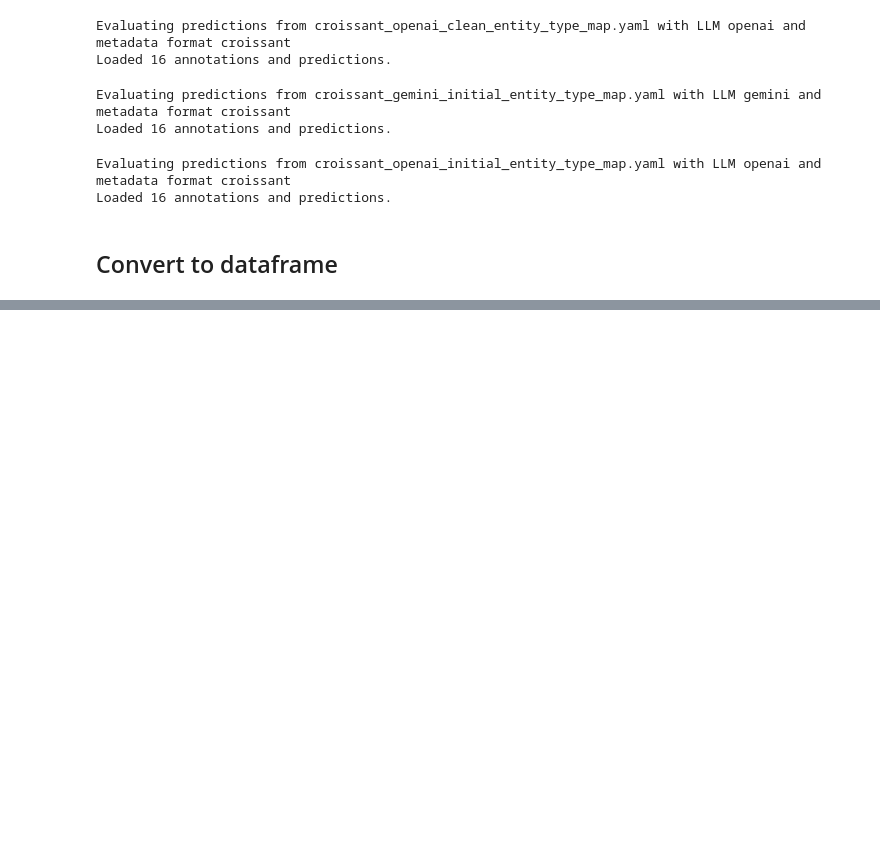
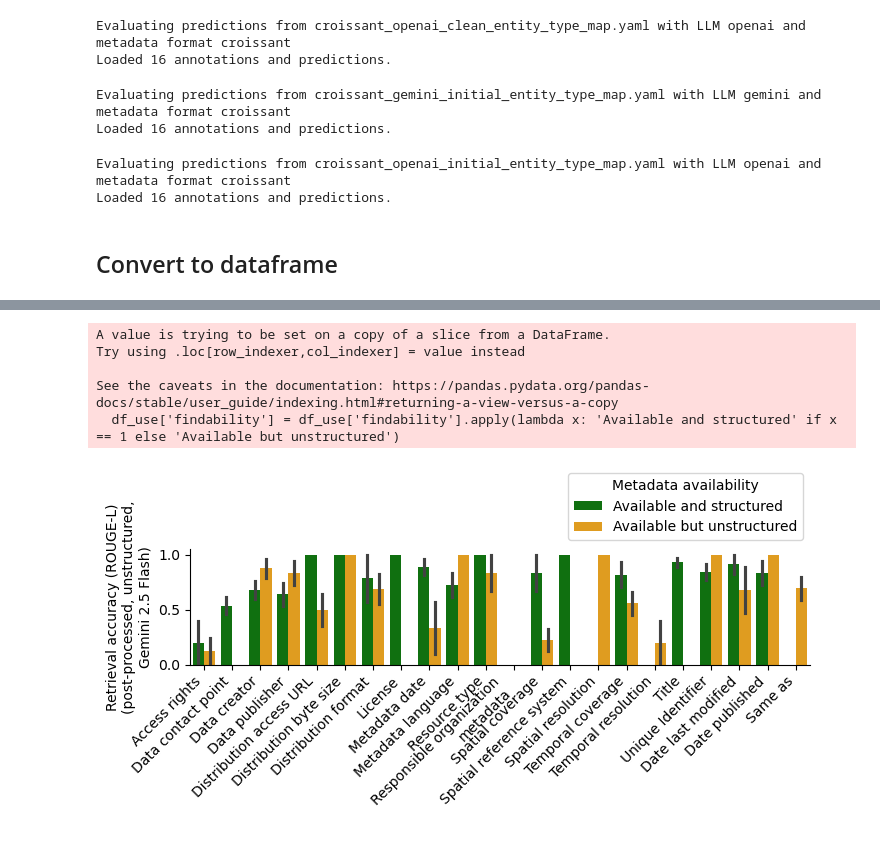
Before and after one commit to LTER-LIFE/meta-knowledge-harvesting, a Jupyter notebook: Evaluate LLM output.ipynb, the cells around one changed output, grey strips where cells are left out. Drawn from its saved outputs; the diff is of its cells as text; code cells hidden in the pictures; blank space fills up the shorter version.

```diff
--- a/Evaluate LLM output.ipynb
+++ b/Evaluate LLM output.ipynb
@@ -328,0 +505,30 @@ Annotated: N/A
+# %%
+save_fig = True
+
+fig, ax = plt.subplots(1, 1, figsize=(8, 1.5))
+
+sel_llm_name = 'Gemini 2.5 Flash'
+df_use = df_scores_present_exact[np.logical_and(df_scores_present_exact['processing_stage'] == 'Post',
+                                                df_scores_present_exact['llm_name'] == sel_llm_name)]
+# df_use = df_scores_present_exact[df_scores_present_exact['processing_stage'] == 'Post']
+df_use['findability'] = df_use['findability'].apply(lambda x: 'Available and structured' if x == 1 else 'Available but unstructured')
+sns.barplot(data=df_use,
+            # x='rouge', y='metadata_field', hue='findability', orient='h', errorbar='se', ax=ax,
+            x='metadata_field', y='rouge', hue='findability', orient='v', errorbar='se', ax=ax,
+            palette=['#008000', '#ffa500'])
+ax.set_xlabel('')
+ax.set_ylabel(f'Retrieval accuracy (ROUGE-L)\n(post-processed, unstructured,\n{sel_llm_name})')
+despine(ax)
+ax.legend(title='Metadata availability', loc='lower right', bbox_to_anchor=(1, 1.02))
+xticklabels = [y  if y.get_text() != 'Responsible organization metadata' else 'Responsible organization\nmetadata' for y in ax.get_xticklabels()]
+ax.set_xticklabels(xticklabels, rotation=45, ha='right')
+
+if save_fig:
+    plt.savefig(os.path.join(fig_dir, 'metadata_unstructured_retrieval_accuracy.pdf'), bbox_inches='tight', dpi=300)
+# %% [output]
+A value is trying to be set on a copy of a slice from a DataFrame.
+Try using .loc[row_indexer,col_indexer] = value instead
+
+See the caveats in the documentation: https://pandas.pydata.org/pandas-docs/stable/user_guide/indexing.html#returning-a-view-versus-a-copy
+  df_use['findability'] = df_use['findability'].apply(lambda x: 'Available and structured' if x == 1 else 'Available but unstructured')
+[figure, added]
```
Also changed, not shown: parts of 27 cells of this notebook, 8 other files.
